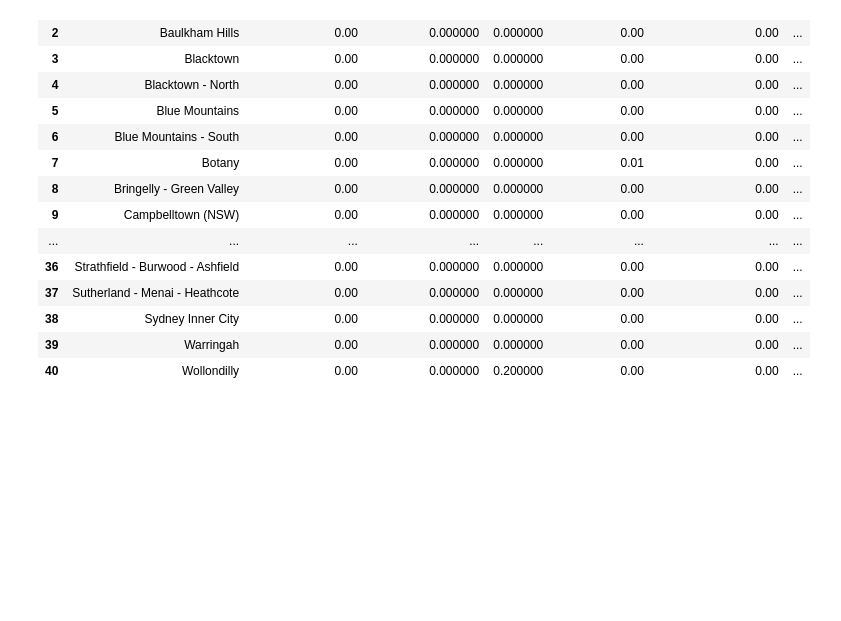
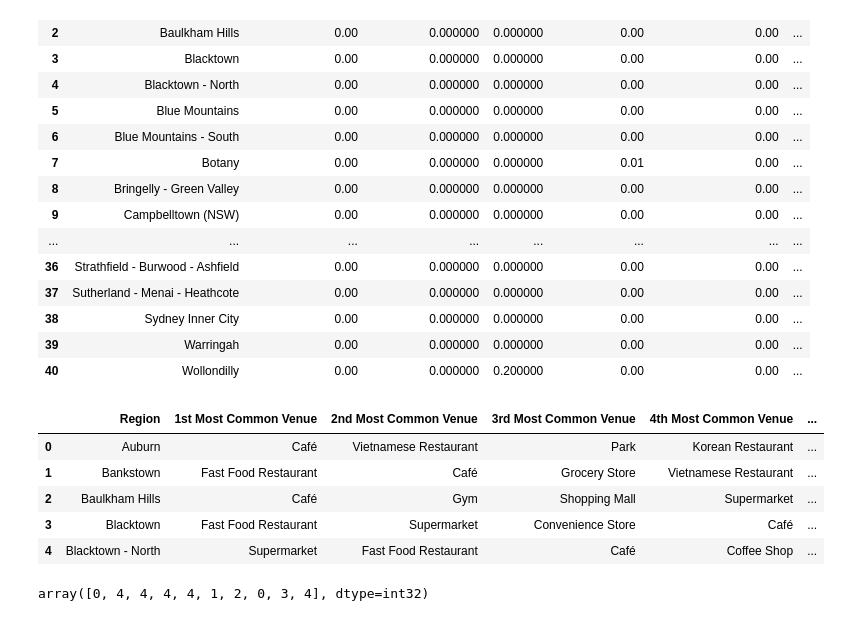
Before and after one commit to janelleamet/Coursera_Capstone, a Jupyter notebook: Applied Data Science Capstone.ipynb, the cells around one changed output. Saved outputs shown, nothing was run; the diff lists cells and outputs as text; code cells hidden in the pictures; blank space fills up the shorter version.

```diff
--- a/Applied Data Science Capstone.ipynb
+++ b/Applied Data Science Capstone.ipynb
@@ -449,0 +457,43 @@ sydney_grouped
+# %%
+# Create a new dataframe and display the top 10 venues for each region.
+num_top_venues = 10
+
+indicators = ['st', 'nd', 'rd']
+
+# create columns according to number of top venues
+columns = ['Region']
+for ind in np.arange(num_top_venues):
+    try:
+        columns.append('{}{} Most Common Venue'.format(ind+1, indicators[ind]))
+    except:
+        columns.append('{}th Most Common Venue'.format(ind+1))
+
+# create a new dataframe
+regions_venues_sorted = pd.DataFrame(columns=columns)
+regions_venues_sorted['Region'] = sydney_grouped['Region']
+
+for ind in np.arange(sydney_grouped.shape[0]):
+    regions_venues_sorted.iloc[ind, 1:] = return_most_common_venues(sydney_grouped.iloc[ind, :], num_top_venues)
+
+regions_venues_sorted.head()
+# %% [output]
+|  | Region | 1st Most Common Venue | 2nd Most Common Venue | 3rd Most Common Venue | 4th Most Common Venue | ... |
+| 0 | Auburn | Café | Vietnamese Restaurant | Park | Korean Restaurant | ... |
+| 1 | Bankstown | Fast Food Restaurant | Café | Grocery Store | Vietnamese Restaurant | ... |
+| 2 | Baulkham Hills | Café | Gym | Shopping Mall | Supermarket | ... |
+| 3 | Blacktown | Fast Food Restaurant | Supermarket | Convenience Store | Café | ... |
+| 4 | Blacktown - North | Supermarket | Fast Food Restaurant | Café | Coffee Shop | ... |
+# %%
+# Run k-means to cluster the regions into clusters.
+# set number of clusters
+kclusters = 7
+
+sydney_grouped_clustering = sydney_grouped.drop('Region', 1)
+
+# run k-means clustering
+kmeans = KMeans(n_clusters=kclusters, random_state=0).fit(sydney_grouped_clustering)
+
+# check cluster labels generated for each row in the dataframe
+kmeans.labels_[0:10]
+# %% [output]
+array([0, 4, 4, 4, 4, 1, 2, 0, 3, 4], dtype=int32)
```
Also changed, not shown: parts of 11 cells of this notebook.
